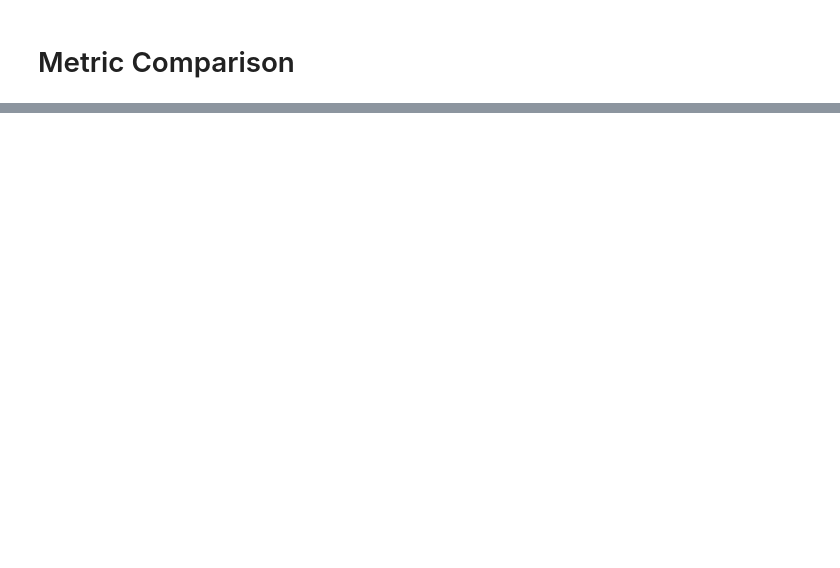
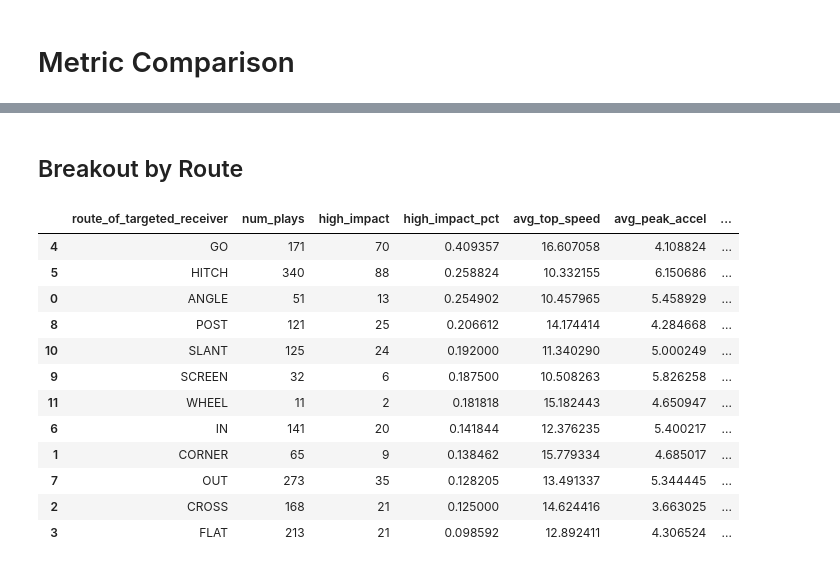
Before and after one commit to rjf2022/nfl-big-data-bowl, a Jupyter notebook: Final Code/3. Analyze Metrics.ipynb, the cells around one changed output, grey strips where cells are left out. Cells and saved outputs as stored; diff of their text form; code cells hidden in the pictures; blank space fills up the shorter version.

```diff
--- a/Final Code/3. Analyze Metrics.ipynb
+++ b/Final Code/3. Analyze Metrics.ipynb
@@ -259,0 +290,30 @@ For play 2023121700-2443:
+# %% [markdown]
+## Breakout by Route
+# %%
+# aggregate by the route of the targeted receiver
+df_sums = df_metrics.groupby("route_of_targeted_receiver").agg(
+    num_plays = ("game_play_key", "count"),
+    high_impact = ("high_impact", "sum"),
+    high_impact_pct = ("high_impact", "mean"),
+    avg_top_speed = ("top_speed_mph", "mean"),
+    avg_peak_accel = ("peak_accel", "mean"),
+    avg_separation = ("separation", "mean"),
+    completion_rate = ("is_completion", "mean")
+).reset_index()
+
+# showcase the results
+df_sums.sort_values("high_impact_pct", ascending = False)
+# %% [output]
+|  | route_of_targeted_receiver | num_plays | high_impact | high_impact_pct | avg_top_speed | avg_peak_accel | ... |
+| 4 | GO | 171 | 70 | 0.409357 | 16.607058 | 4.108824 | ... |
+| 5 | HITCH | 340 | 88 | 0.258824 | 10.332155 | 6.150686 | ... |
+| 0 | ANGLE | 51 | 13 | 0.254902 | 10.457965 | 5.458929 | ... |
+| 8 | POST | 121 | 25 | 0.206612 | 14.174414 | 4.284668 | ... |
+| 10 | SLANT | 125 | 24 | 0.192000 | 11.340290 | 5.000249 | ... |
+| 9 | SCREEN | 32 | 6 | 0.187500 | 10.508263 | 5.826258 | ... |
+| 11 | WHEEL | 11 | 2 | 0.181818 | 15.182443 | 4.650947 | ... |
+| 6 | IN | 141 | 20 | 0.141844 | 12.376235 | 5.400217 | ... |
+| 1 | CORNER | 65 | 9 | 0.138462 | 15.779334 | 4.685017 | ... |
+| 7 | OUT | 273 | 35 | 0.128205 | 13.491337 | 5.344445 | ... |
+| 2 | CROSS | 168 | 21 | 0.125000 | 14.624416 | 3.663025 | ... |
+| 3 | FLAT | 213 | 21 | 0.098592 | 12.892411 | 4.306524 | ... |
```
Also changed, not shown: parts of 14 cells of this notebook, 4 other files.
